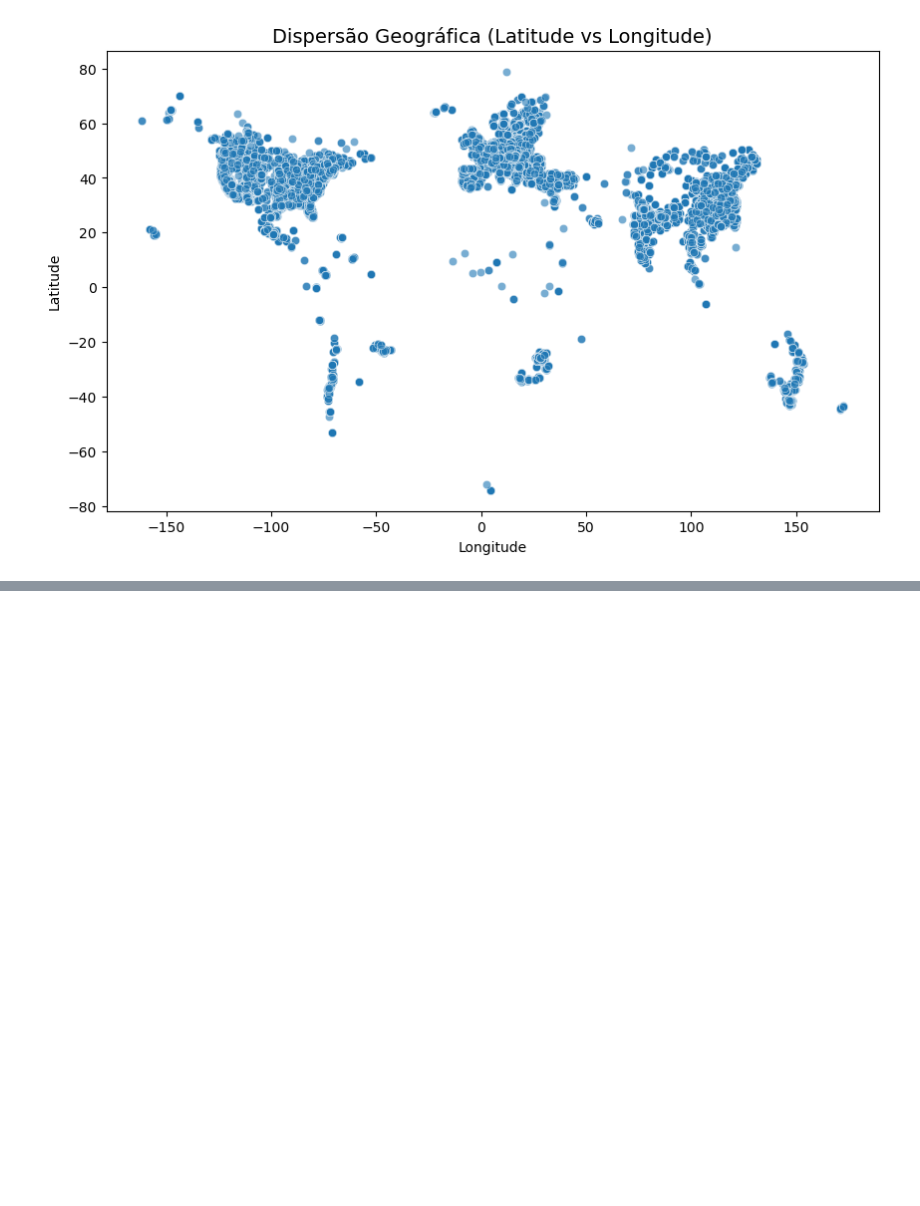
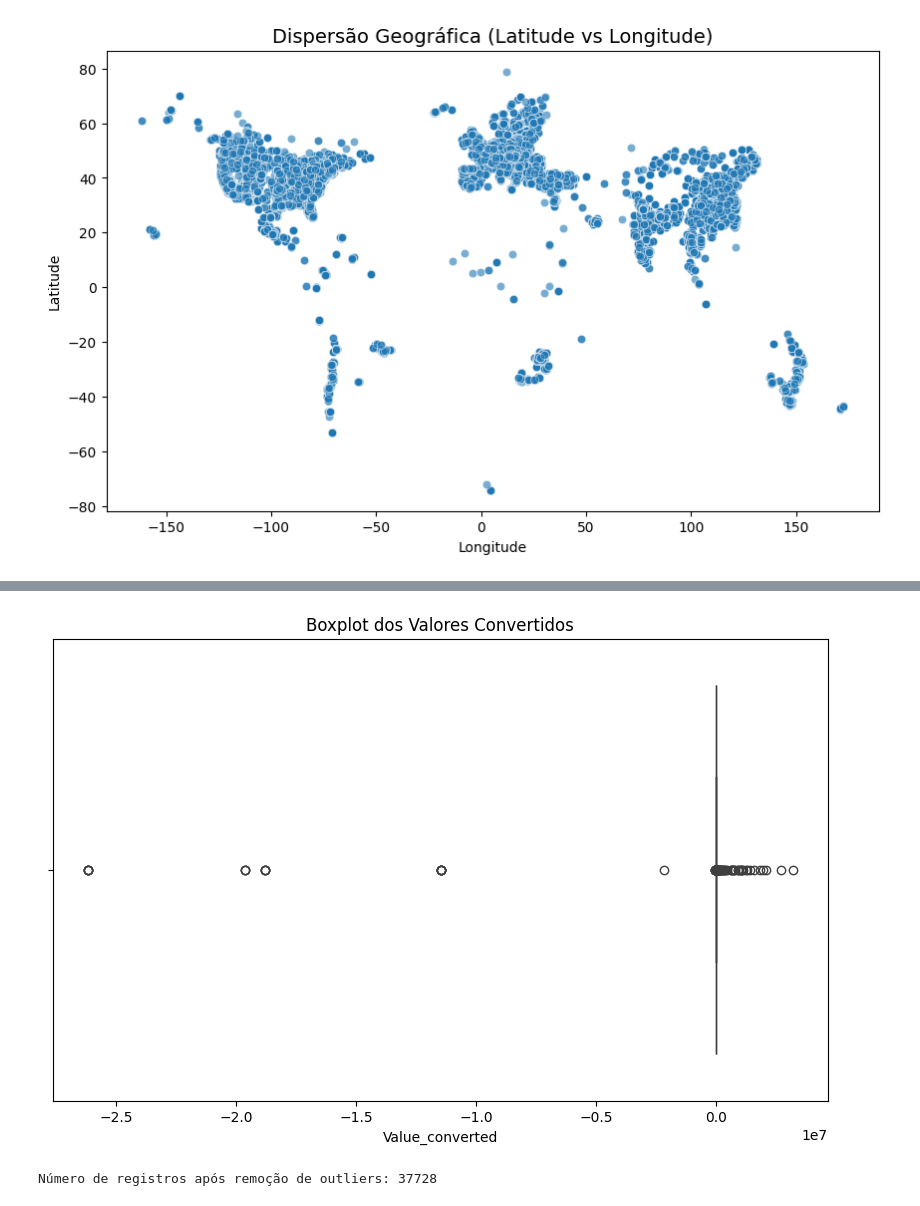
Before and after one commit to matheusryann/data-mining, a Jupyter notebook: dataMining.ipynb, the cells around one changed output, grey strips where cells are left out. Saved outputs shown, nothing was run; the diff lists cells and outputs as text; code cells hidden in the pictures; blank space fills up the shorter version.

```diff
--- a/dataMining.ipynb
+++ b/dataMining.ipynb
@@ -224,0 +230,38 @@ plt.show()
+# %%
+# Dicionário de massas molares dos poluentes (g/mol)
+massa_molar = {
+    'PM2.5': None,
+    'CO': 28.01,
+    'SO2': 64.06,
+    'PM10': None,
+    'NO2': 46.0055,
+    'O3': 48.00,
+    'NO': 30.006,
+    'NOX': None,
+    'BC': None,
+    'PM1': None
+}
+
+#Função para padronização dos dados da coluna "value", transformando os dados de ppm para µg/m³
+def convert_to_ug_m3(value, unit, pollutant):
+    R = 0.0821  # Constante dos gases ideais (L·atm/(K·mol))
+    T = 298  # Temperatura padrão (K)
+    P = 1  # Pressão padrão (atm)
+
+    if unit == 'ppm':
+        if pollutant in massa_molar and massa_molar[pollutant] is not None:
+            return value * massa_molar[pollutant] * (P / (R * T)) * 1000  # Multiplica por 1000 para µg/m³
+        else:
+            return value
+    elif unit == 'µg/m³':
+        return value
+    else:
+        return None
+
+df['Value_converted'] = df.apply(
+    lambda row: convert_to_ug_m3(row['Value'], row['Unit'], row['Pollutant']),
+    axis=1
+)
+
+
+print(df[['Pollutant', 'Unit', 'Value', 'Value_ug_m3']].head(20))
@@ -224,0 +298,22 @@ plt.show()
+# %%
+plt.figure(figsize=(10, 6))
+sns.boxplot(x=df['Value_converted'])
+plt.title("Boxplot dos Valores Convertidos")
+plt.show()
+# %% [output]
+[figure, added]
+# %%
+# Calcular os limites baseados no IQR
+q1 = df['Value_converted'].quantile(0.25)
+q3 = df['Value_converted'].quantile(0.75)
+iqr = q3 - q1
+limite_inferior = q1 - 1.5 * iqr
+limite_superior = q3 + 1.5 * iqr
+
+# Filtrar os dados para remover outliers
+df1 = df[(df['Value_converted'] >= limite_inferior) & (df['Value_converted'] <= limite_superior)]
+
+# Exibir o número de registros após remoção
+print(f"Número de registros após remoção de outliers: {len(df1)}")
+# %% [output]
+Número de registros após remoção de outliers: 37728
```
Also changed, not shown: parts of 9 cells of this notebook.
